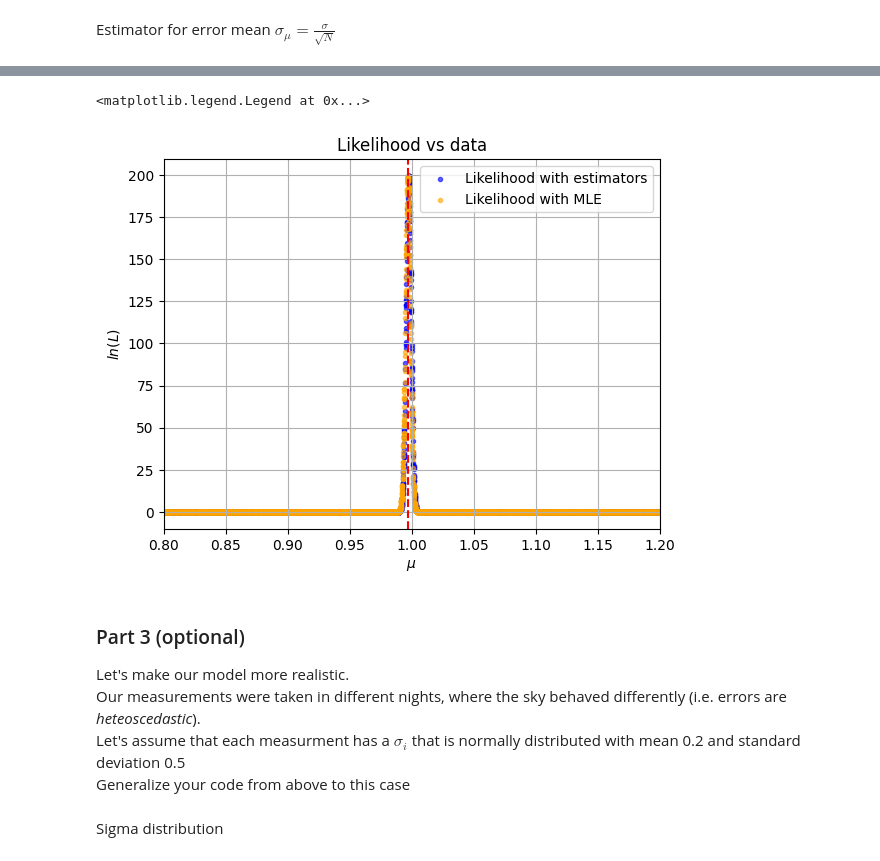
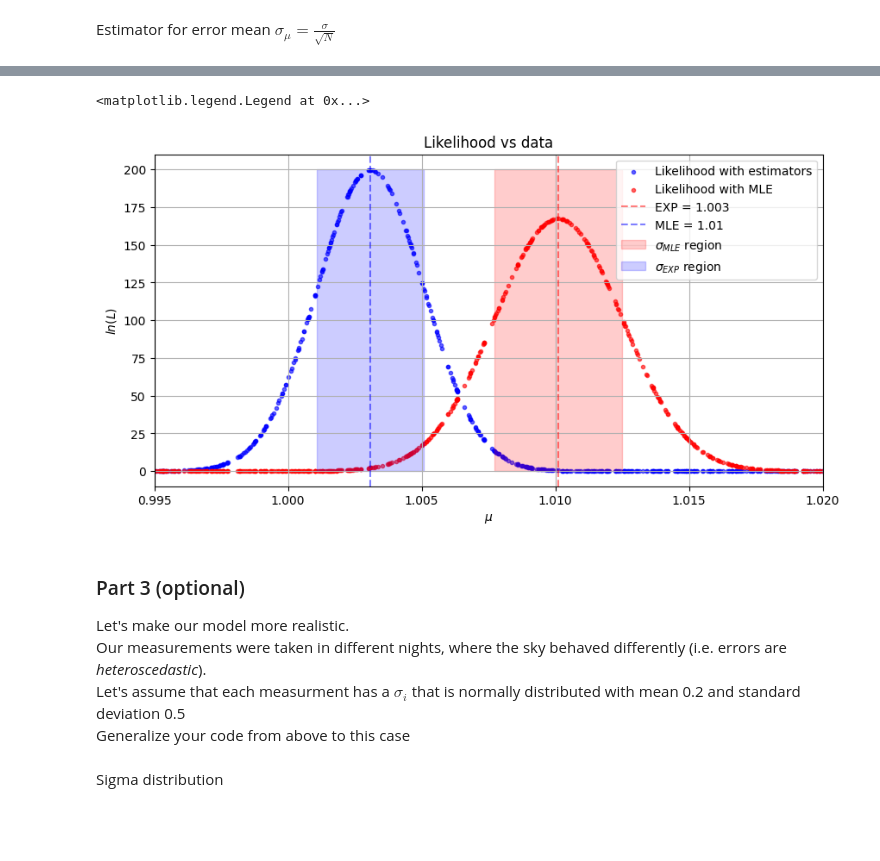
Before and after one commit to Richardforphys/AstroStatistics, a Jupyter notebook: AML/Notebooks/AstroStatistics/quas_po.ipynb, the cells around one changed output, grey strips where cells are left out. Drawn from its saved outputs; the diff is of its cells as text; code cells hidden in the pictures; blank space fills up the shorter version.

```diff
--- a/AML/Notebooks/AstroStatistics/quas_po.ipynb
+++ b/AML/Notebooks/AstroStatistics/quas_po.ipynb
@@ -89 +85,3 @@ mu_MLE = mus[logl_mu.argmax()]
+# %%
+mu_MLE = mus[Likelihoods_mu.argmax()] #Maximum Likelihood estimator for the mean
 # %%
@@ -102,15 +100,21 @@ Check the Fisher matrix error estimate makes sense
 # %% [markdown]
 Compute $\frac{d ln(\mathcal{L})}{d\mu}$ and $\frac{d^{2}ln(\mathcal{L})}{d\mu^{2}}$
 # %%
-fst = np.gradient(logl_mu, mus)
-snd = np.gradient(fst, mus)
+fst = np.gradient(Likelihoods_mu, mus, edge_order=2)
+snd = np.gradient(fst, mus, edge_order=2)
+
+fig, axs = plt.subplots(1,2,figsize=(15,5))
 # Plot the function and its derivatives
-plt.figure(figsize=(8, 6))
-plt.plot(mus, fst, label="First Derivative", color='blue')
-plt.plot(mus, snd, label="Second Derivative", color='red')
-plt.xlabel(r"$\mu$")
-plt.ylabel(r"$\frac{d^{n}ln(\mathcal{L})}{d\mu^{n}}$")
-plt.legend()
-plt.title("Likelihood Derivatives")
-plt.grid()
+axs[0].plot(mus, fst, label="First Derivative", color='blue')
+axs[1].plot(mus, snd, label="Second Derivative", color='red')
+axs[0].set_xlabel(r"$\mu$")
+axs[0].set_ylabel(r"$\frac{d ln(\mathcal{L})}{d\mu}$")
+axs[0].legend()
+axs[1].set_xlabel(r"$\mu$")
+axs[1].set_ylabel(r"$\frac{d^{2}ln(\mathcal{L})}{d\mu^{2}}$")
+axs[1].legend()
+plt.suptitle("Likelihood Derivatives")
+axs[0].grid()
+axs[1].grid()
+plt.tight_layout()
 # %% [output]
@@ -122,5 +126,5 @@ sigma_est   = sigma / np.sqrt(N)
 # %%
-sigma_MLE = np.sqrt(1/(-1. * snd[logl_mu.argmax()]))
+sigma_MLE = np.sqrt(1/(-1. * snd[Likelihoods_mu.argmax()])) # Maximum Likelihood estimator
 # %%
 print(f'Sigma difference : {(np.abs(sigma_est-sigma_MLE)/sigma_MLE*100)} %')
 # %% [output]
@@ -128,20 +132,24 @@ Sigma difference : 7.741203511547101e-12 %
 # %%
+plt.figure(figsize=(10,5))
 plt.scatter(data,pdf(data, mu_est, sigma_est),marker='.',color='blue',label='Likelihood with estimators',alpha=0.6)
-plt.scatter(data,pdf(data, mu_MLE, sigma_MLE),marker='.',color='orange',label='Likelihood with MLE',alpha=0.6)
+plt.scatter(data,pdf(data, mu_MLE, sigma_MLE),marker='.',color='red' ,label='Likelihood with MLE',alpha=0.6)
 plt.grid()
 plt.ylabel(r'$ln(L)$')
 plt.xlabel(r'$\mu$')
 plt.title(r'Likelihood vs data')
-plt.axvline(mus[logl_mu.argmax()],0,1,color='red',linestyle='--')
-plt.xlim([mu-sigma,mu+sigma])
+plt.axvline(mus[Likelihoods_mu.argmax()],0,1,color='red',linestyle='--',label=f'EXP = {mu_est:.4}',alpha=0.5)
+plt.axvline(mu_est,0,1,color='blue'  ,linestyle='--',label=f'MLE = {mus[Likelihoods_mu.argmax()]:.4}', alpha=0.5)
+plt.fill_betweenx(np.linspace(0,200,200), mus[Likelihoods_mu.argmax()]-sigma_MLE,mus[Likelihoods_mu.argmax()]+sigma_MLE, color='red',alpha=0.2, label=r'$\sigma_{MLE}$ region')
+plt.fill_betweenx(np.linspace(0,200,200), mu_est-sigma_est,mu_est+sigma_est, color='blue',alpha=0.2, label=r'$\sigma_{EXP}$ region')
+plt.xlim([0.995,1.02])
 plt.legend()
 # %% [output]
 <matplotlib.legend.Legend at 0x...>
-[figure, old version]
+[figure, new version]
 # %% [markdown]
 ### Part 3 (optional)
 Let's make our model more realistic. \
-Our measurements were taken in different nights, where the sky behaved differently (i.e. errors are *heteoscedastic*).\
+Our measurements were taken in different nights, where the sky behaved differently (i.e. errors are *heteroscedastic*).\
 Let's assume that each measurment has a $\sigma_i$ that is normally distributed with mean 0.2 and standard deviation 0.5 \
 Generalize your code from above to this case
 # %% [markdown]
```
Also changed, not shown: parts of 32 cells of this notebook.
